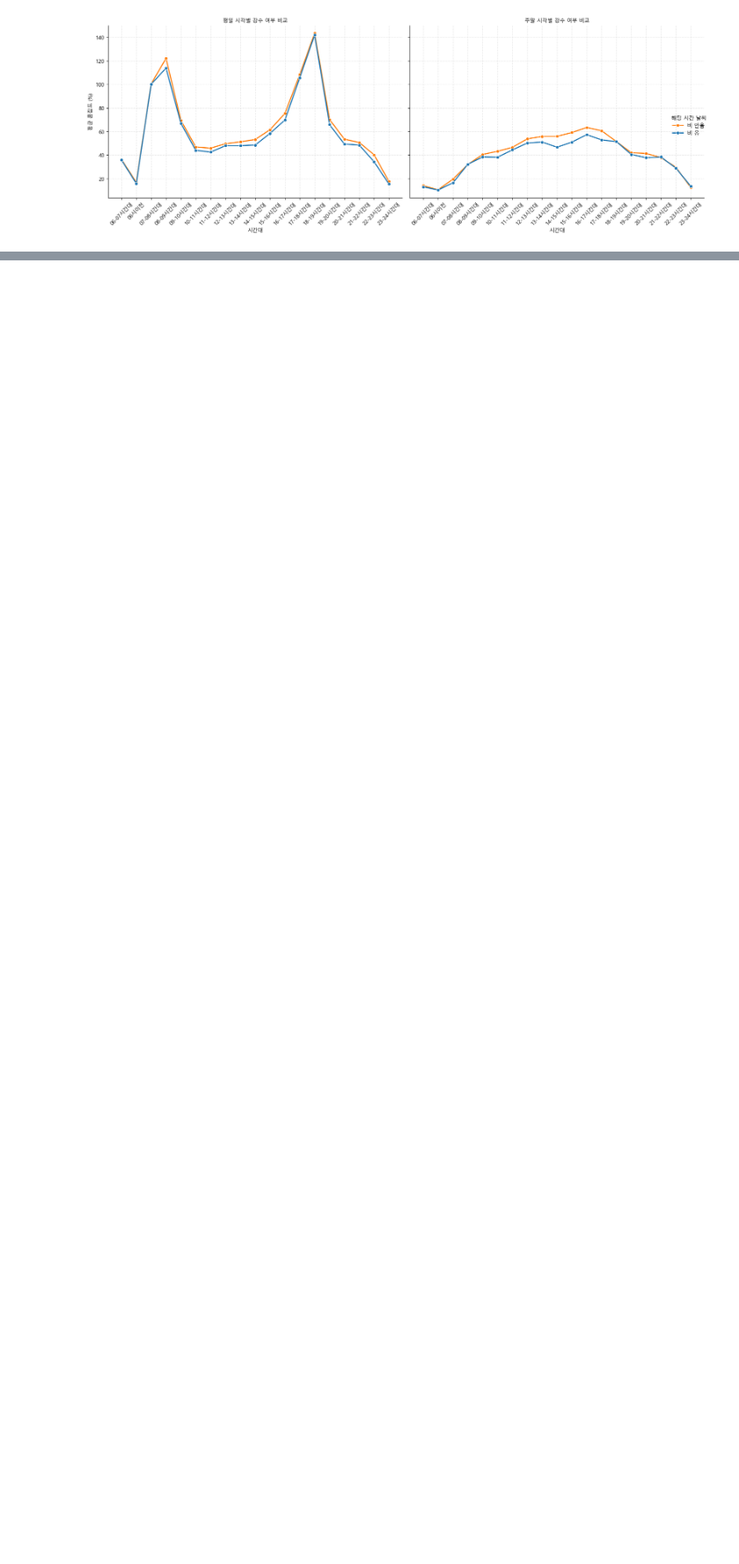
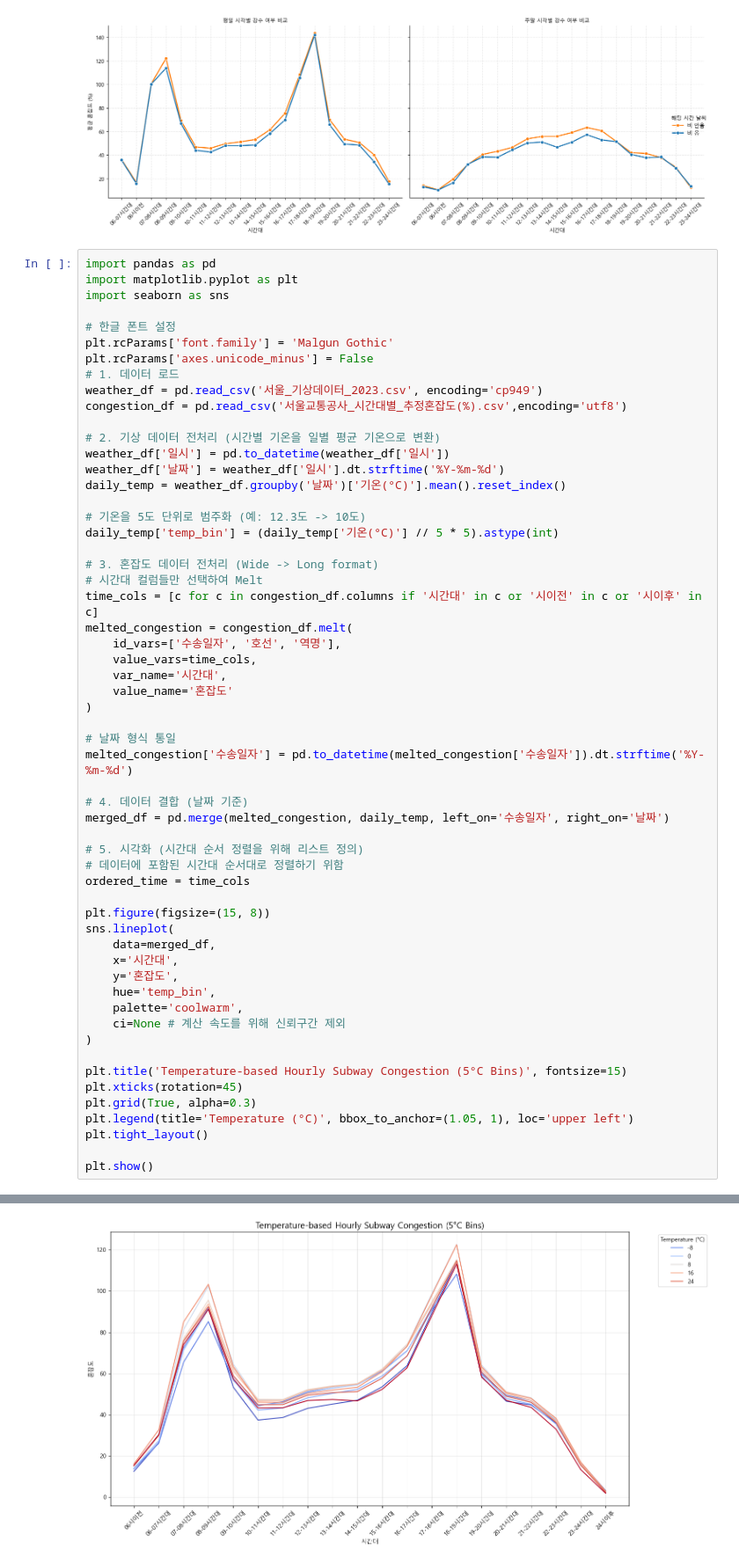
Before and after one commit to HouseOwnerLee/AI01, a Jupyter notebook: mini_project_03/prac.ipynb, the cells around one changed output, grey strips where cells are left out. Shown at 88% size. Cells and saved outputs as stored; diff of their text form; blank space fills up the shorter version.

```diff
--- a/mini_project_03/prac.ipynb
+++ b/mini_project_03/prac.ipynb
@@ -418,3 +418,61 @@ plt.tight_layout()
 plt.show()
 # %% [output]
 [figure]
+# %%
+import pandas as pd
+import matplotlib.pyplot as plt
+import seaborn as sns
+
+# 한글 폰트 설정
+plt.rcParams['font.family'] = 'Malgun Gothic'
+plt.rcParams['axes.unicode_minus'] = False
+# 1. 데이터 로드
+weather_df = pd.read_csv('서울_기상데이터_2023.csv', encoding='cp949')
+congestion_df = pd.read_csv('서울교통공사_시간대별_추정혼잡도(%).csv',encoding='utf8')
+
+# 2. 기상 데이터 전처리 (시간별 기온을 일별 평균 기온으로 변환)
+weather_df['일시'] = pd.to_datetime(weather_df['일시'])
+weather_df['날짜'] = weather_df['일시'].dt.strftime('%Y-%m-%d')
+daily_temp = weather_df.groupby('날짜')['기온(°C)'].mean().reset_index()
+
+# 기온을 5도 단위로 범주화 (예: 12.3도 -> 10도)
+daily_temp['temp_bin'] = (daily_temp['기온(°C)'] // 5 * 5).astype(int)
+
+# 3. 혼잡도 데이터 전처리 (Wide -> Long format)
+# 시간대 컬럼들만 선택하여 Melt
+time_cols = [c for c in congestion_df.columns if '시간대' in c or '시이전' in c or '시이후' in c]
+melted_congestion = congestion_df.melt(
+    id_vars=['수송일자', '호선', '역명'],
+    value_vars=time_cols,
+    var_name='시간대',
+    value_name='혼잡도'
+)
+
+# 날짜 형식 통일
+melted_congestion['수송일자'] = pd.to_datetime(melted_congestion['수송일자']).dt.strftime('%Y-%m-%d')
+
+# 4. 데이터 결합 (날짜 기준)
+merged_df = pd.merge(melted_congestion, daily_temp, left_on='수송일자', right_on='날짜')
+
+# 5. 시각화 (시간대 순서 정렬을 위해 리스트 정의)
+# 데이터에 포함된 시간대 순서대로 정렬하기 위함
+ordered_time = time_cols
+
+plt.figure(figsize=(15, 8))
+sns.lineplot(
+    data=merged_df,
+    x='시간대',
+    y='혼잡도',
+    hue='temp_bin',
+    palette='coolwarm',
+    ci=None # 계산 속도를 위해 신뢰구간 제외
+)
+
+plt.title('Temperature-based Hourly Subway Congestion (5°C Bins)', fontsize=15)
+plt.xticks(rotation=45)
+plt.grid(True, alpha=0.3)
+plt.legend(title='Temperature (°C)', bbox_to_anchor=(1.05, 1), loc='upper left')
+plt.tight_layout()
+
+plt.show()
+# %% [output]
@@ -420,0 +482 @@ plt.show()
+[figure, added]
```
Also changed, not shown: parts of 6 cells of this notebook.
